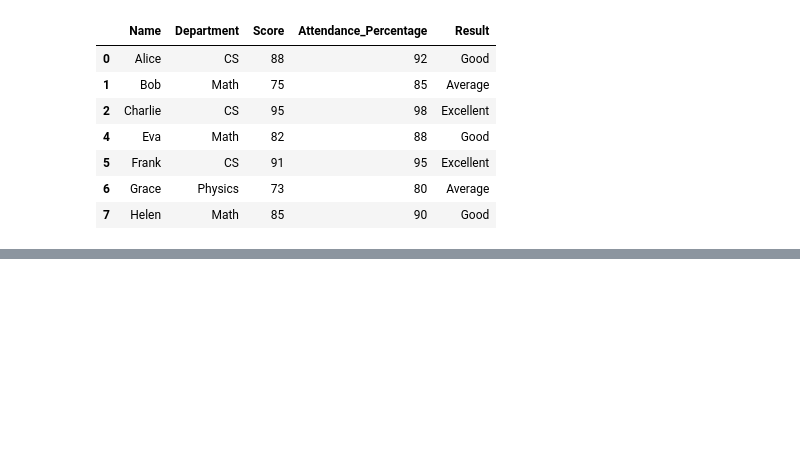
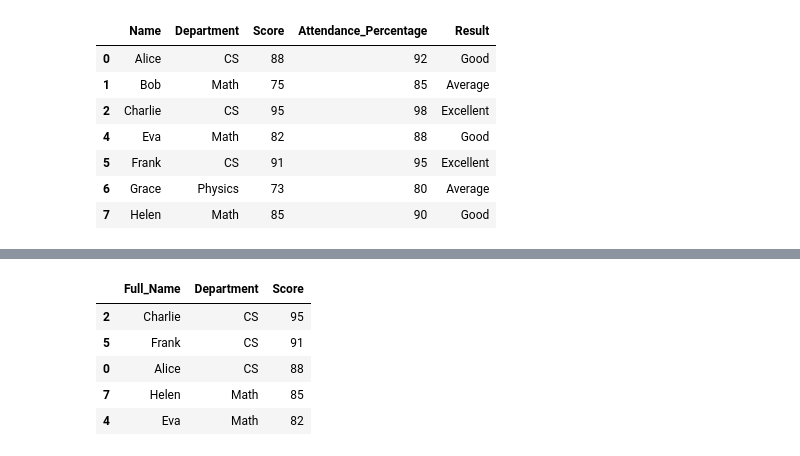
Before and after one commit to bikash-789/ml-journey, a Jupyter notebook: 00-python_and_pandas_review/Basic_of_Pandas.ipynb, the cells around one changed output, grey strips where cells are left out. Drawn from its saved outputs; the diff is of its cells as text; code cells hidden in the pictures; blank space fills up the shorter version.

```diff
--- a/00-python_and_pandas_review/Basic_of_Pandas.ipynb
+++ b/00-python_and_pandas_review/Basic_of_Pandas.ipynb
@@ -324,0 +336,22 @@ df
+# %%
+# Perform this in one statement:
+'''
+    1. Keep only students with Score > 80.
+    2. Rename Name to Full_Name.
+    3. Select only Full_Name, Department, and Score.
+    4. Sort by Score descending. '''
+
+df_1 = (
+    df[df['Score'] > 80]
+      .rename(columns={'Name':'Full_Name'})
+      .loc[:,['Full_Name','Department', 'Score']]
+      .sort_values('Score', ascending=False)
+)
+df_1
+# %% [output]
+|  | Full_Name | Department | Score |
+| 2 | Charlie | CS | 95 |
+| 5 | Frank | CS | 91 |
+| 0 | Alice | CS | 88 |
+| 7 | Helen | Math | 85 |
+| 4 | Eva | Math | 82 |
```
Also changed, not shown: parts of 1 cell of this notebook.
